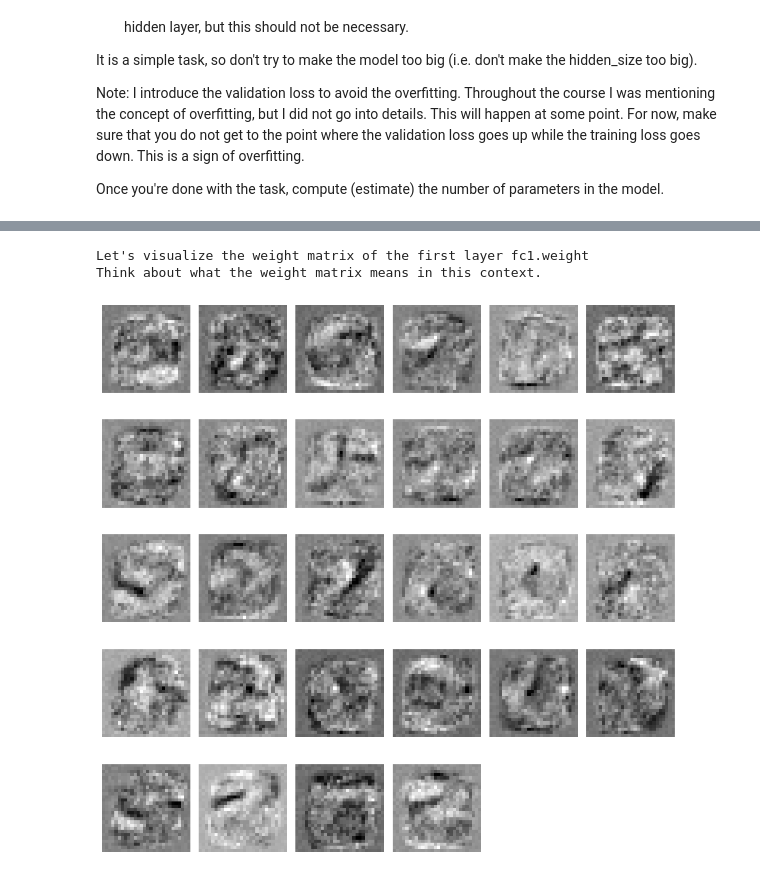
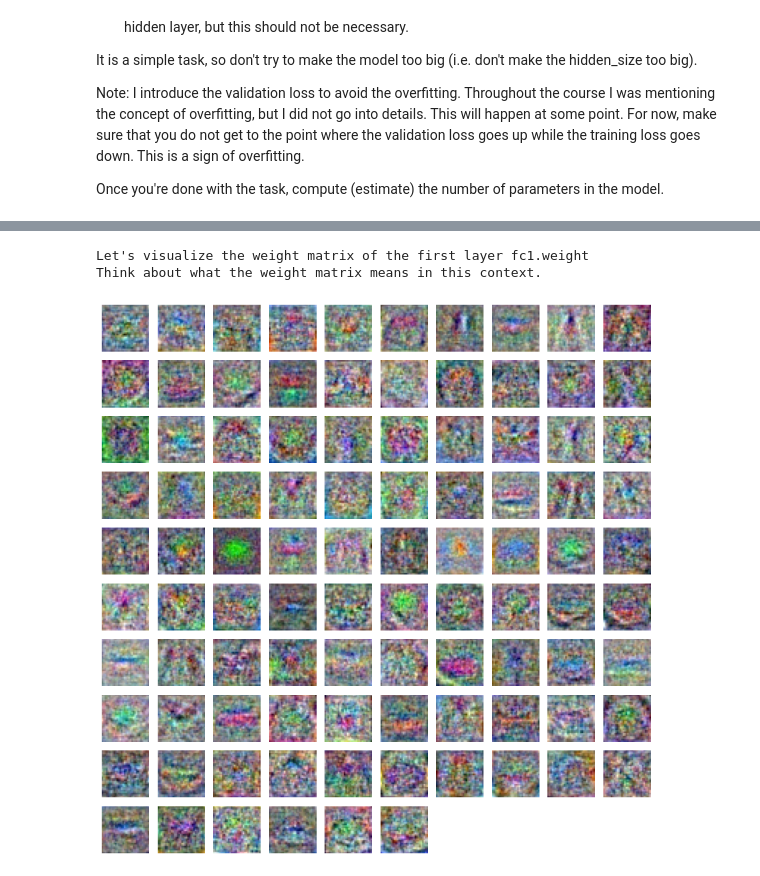
Before and after one commit to jurstu/labaOpenCV, a Jupyter notebook: zadania domowe/9/9.ipynb, the cells around one changed output, grey strips where cells are left out. Drawn from its saved outputs; the diff is of its cells as text; code cells hidden in the pictures.

```diff
--- a/zadania domowe/9/9.ipynb
+++ b/zadania domowe/9/9.ipynb
@@ -329,26 +329,26 @@ tensor([[-1.5840e+00, -4.3953e-01,  2.7798e-01,  2.3659e+00, -1.6682e+00,
 # %%
 print("Let's visualize the weight matrix of the first layer fc1.weight")
 print("Think about what the weight matrix means in this context.")
 if use_cifar:
-    param = model.fc1.weight.data.view(-1, 3, image_dim, image_dim)
+    param = model.input.weight.data.view(-1, 3, image_dim, image_dim).to("cpu")
 else:
     param = model.input.weight.data.view(-1, image_dim, image_dim).to("cpu")
 
 num_images = param.shape[0]
 num_images_columns = math.ceil(np.sqrt(num_images))
 num_images_rows = math.ceil(num_images / num_images_columns)
 plt.figure(figsize=(10, 10))
 for i in range(num_images):
     plt.subplot(num_images_rows, num_images_columns, i + 1)
     param_i = (param[i] - param[i].min()) / (param[i].max() - param[i].min())
     if use_cifar:
         plt.imshow(param_i.detach().numpy().transpose(1, 2, 0))
     else:
         plt.imshow(param_i.detach().numpy(), cmap="gray")
     plt.axis("off")  # Remove tickers (axis labels and ticks)
 plt.tight_layout()  # Adjust spacing between subplots
 plt.show()
 # %% [output]
 Let's visualize the weight matrix of the first layer fc1.weight
 Think about what the weight matrix means in this context.
-[figure, old version]
+[figure, new version]
```
Also changed, not shown: parts of 3 cells of this notebook.
